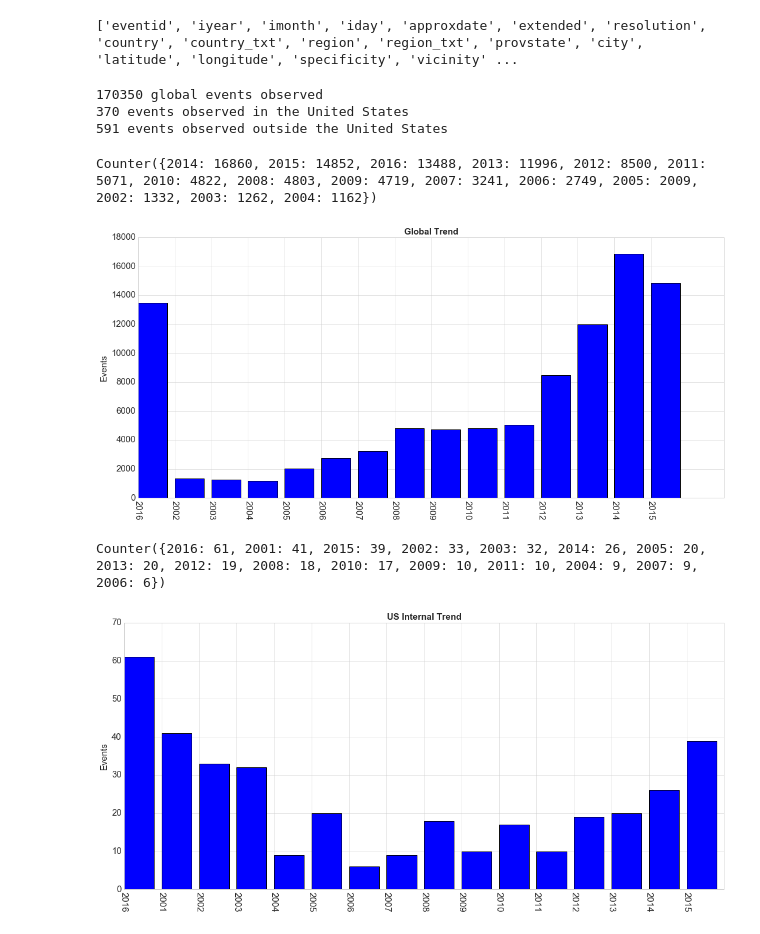
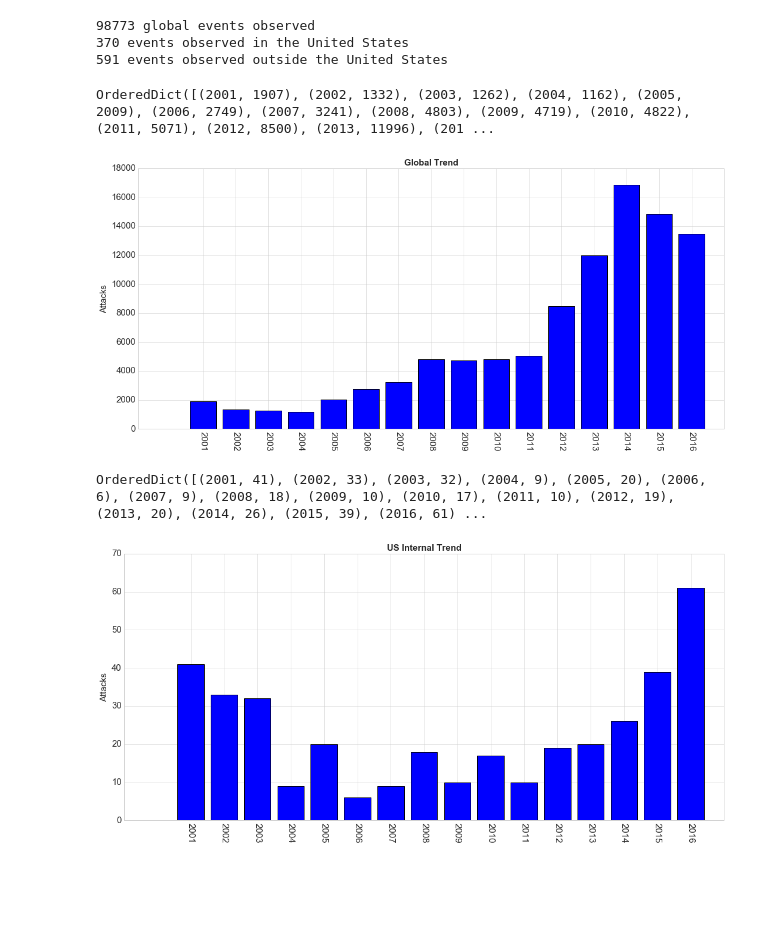
Before and after one commit to henrydambanemuya/gtd-usa, a Jupyter notebook: USA Terrorism Data.ipynb, the cells around one changed output. Saved outputs shown, nothing was run; the diff lists cells and outputs as text; code cells hidden in the pictures; blank space fills up the shorter version.

```diff
--- a/USA Terrorism Data.ipynb
+++ b/USA Terrorism Data.ipynb
@@ -59,31 +1,21 @@ def Histogram(values, title='', ylabel='', xlabel=''):
-# %%
-global_data = pd.read_excel('../GTD/globalterrorismdb_0617dist.xlsx')
-print(list(global_data.columns))
-# %% [output]
-['eventid', 'iyear', 'imonth', 'iday', 'approxdate', 'extended', 'resolution', 'country', 'country_txt', 'region', 'region_txt', 'provstate', 'city', 'latitude', 'longitude', 'specificity', 'vicinity' ...
-# %%
-us_internal_data = global_data.loc[global_data['country_txt'] == 'United States'].loc[global_data['iyear'] >= 2001]
-us_external_data_1 = global_data.loc[global_data['country_txt'] != 'United States'].loc[global_data['iyear'] >= 2001].loc[global_data['natlty1_txt'] == 'United States']
-us_external_data_2 = global_data.loc[global_data['country_txt'] != 'United States'].loc[global_data['iyear'] >= 2001].loc[global_data['natlty1_txt'] != 'United States'].loc[global_data['natlty2_txt'] == 'United States']
-us_external_data_3 = global_data.loc[global_data['country_txt'] != 'United States'].loc[global_data['iyear'] >= 2001].loc[global_data['natlty1_txt'] != 'United States'].loc[global_data['natlty2_txt'] != 'United States'].loc[global_data['natlty3_txt'] == 'United States']
-frames = [us_external_data_1, us_external_data_2, us_external_data_3]
-us_external_data = pd.concat(frames)
-
-print('%s global events observed' %len(global_data))
-print('%s events observed in the United States' %len(us_internal_data))
-print('%s events observed outside the United States' %len(us_external_data))
-# %% [output]
-170350 global events observed
-370 events observed in the United States
-591 events observed outside the United States
+# %%
+from gtd import *
+%matplotlib inline
+plt.style.use('seaborn-whitegrid')
+pd.set_option('display.max_colwidth', -1)
+summaryStatistics()
+# %% [output]
+98773 global events observed
+370 events observed in the United States
+591 events observed outside the United States
 # %%
-Bar(Counter(global_data.loc[global_data['iyear'] > 2001].iyear), title='Global Trend', ylabel='Events', rotation=270)
+Bar(OrderedDict(sorted(Counter(global_data.iyear).items())), title='Global Trend', ylabel='Attacks', rotation=270)
 # %% [output]
-Counter({2014: 16860, 2015: 14852, 2016: 13488, 2013: 11996, 2012: 8500, 2011: 5071, 2010: 4822, 2008: 4803, 2009: 4719, 2007: 3241, 2006: 2749, 2005: 2009, 2002: 1332, 2003: 1262, 2004: 1162})
+OrderedDict([(2001, 1907), (2002, 1332), (2003, 1262), (2004, 1162), (2005, 2009), (2006, 2749), (2007, 3241), (2008, 4803), (2009, 4719), (2010, 4822), (2011, 5071), (2012, 8500), (2013, 11996), (201 ...
-[figure, old version]
+[figure, new version]
 # %%
-Bar(Counter(us_internal_data.iyear), title='US Internal Trend', ylabel='Events', rotation=270)
+Bar(OrderedDict(sorted(Counter(us_internal_data.iyear).items())), title='US Internal Trend', ylabel='Attacks', rotation=270)
 # %% [output]
-Counter({2016: 61, 2001: 41, 2015: 39, 2002: 33, 2003: 32, 2014: 26, 2005: 20, 2013: 20, 2012: 19, 2008: 18, 2010: 17, 2009: 10, 2011: 10, 2004: 9, 2007: 9, 2006: 6})
+OrderedDict([(2001, 41), (2002, 33), (2003, 32), (2004, 9), (2005, 20), (2006, 6), (2007, 9), (2008, 18), (2009, 10), (2010, 17), (2011, 10), (2012, 19), (2013, 20), (2014, 26), (2015, 39), (2016, 61) ...
-[figure, old version]
+[figure, new version]
 # %%
```
Also changed, not shown: parts of 10 cells of this notebook.
